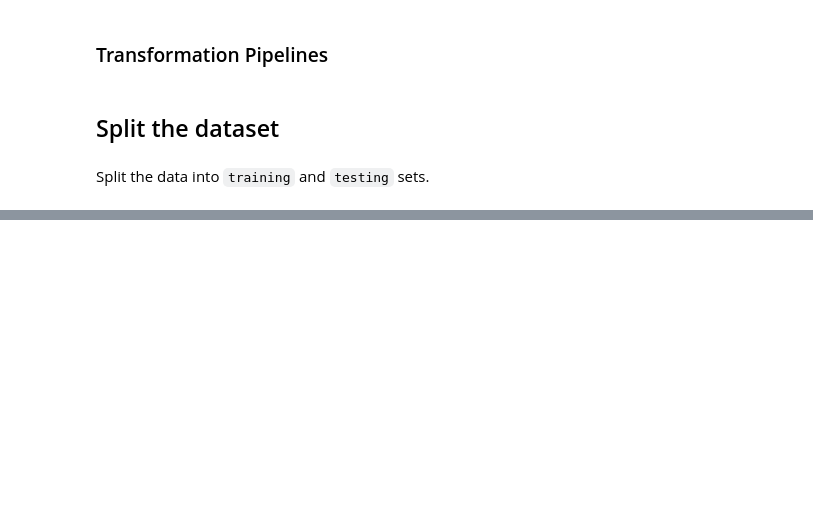
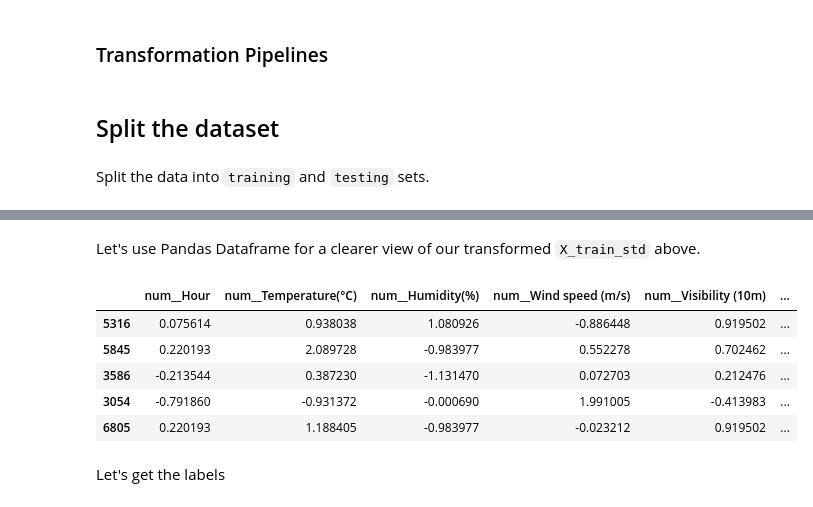
Before and after one commit to Alex-Idachaba/Machine-Learning-Algorithms, a Jupyter notebook: Linear_Regression.ipynb, the cells around one changed output, grey strips where cells are left out. Drawn from its saved outputs; the diff is of its cells as text; code cells hidden in the pictures; blank space fills up the shorter version.

```diff
--- a/Linear_Regression.ipynb
+++ b/Linear_Regression.ipynb
@@ -263,7 +283,7 @@ cat_pipeline = Pipeline([
         ("cat_encoder", OneHotEncoder(sparse_output=False)),
     ])
 
-num_attribs = ['Rented Bike Count', 'Hour', 'Temperature(°C)', 'Humidity(%)','Wind speed (m/s)',
+num_attribs = ['Hour', 'Temperature(°C)', 'Humidity(%)', 'Wind speed (m/s)',
                'Visibility (10m)', 'Dew point temperature(°C)','Solar Radiation (MJ/m2)',
                'Rainfall(mm)', 'Snowfall (cm)', 'Holiday', 'Functioning Day', 'Day_of_Week',
                'Month', 'Is_Weekend']
@@ -281,7 +301,12 @@ Split the data into `training` and `testing` sets.
 # %%
 from sklearn.model_selection import train_test_split
 
-X, y = df[[col for col in df_copy.columns if col != 'Seasons']], df_copy['Seasons']
+X = df_copy[[col for col in df_copy.columns if col != 'Rented Bike Count']]
+y = df_copy['Rented Bike Count']
 
 X_train, X_test, y_train, y_test = train_test_split(X, y, test_size=0.3,
-                                                     random_state=0, stratify=y)
+                                                     random_state=0)  # You do not need stratify=y
+                                                                      # for regression
+# %%
+X_train_std = preprocess_pipeline.fit_transform(X_train)
+X_train_std
@@ -287,0 +327,18 @@ X_train, X_test, y_train, y_test = train_test_split(X, y, test_size=0.3,
+# %% [markdown]
+Let's use Pandas Dataframe for a clearer view of our transformed `X_train_std` above.
+# %%
+df_prepared_fr = pd.DataFrame(
+    X_train_std,
+    columns=preprocess_pipeline.get_feature_names_out(),
+    index=X_train.index)
+
+df_prepared_fr.head(5)
+# %% [output]
+|  | num__Hour | num__Temperature(°C) | num__Humidity(%) | num__Wind speed (m/s) | num__Visibility (10m) | ... |
+| 5316 | 0.075614 | 0.938038 | 1.080926 | -0.886448 | 0.919502 | ... |
+| 5845 | 0.220193 | 2.089728 | -0.983977 | 0.552278 | 0.702462 | ... |
+| 3586 | -0.213544 | 0.387230 | -1.131470 | 0.072703 | 0.212476 | ... |
+| 3054 | -0.791860 | -0.931372 | -0.000690 | 1.991005 | -0.413983 | ... |
+| 6805 | 0.220193 | 1.188405 | -0.983977 | -0.023212 | 0.919502 | ... |
+# %% [markdown]
+Let's get the labels
```
Also changed, not shown: parts of 38 cells of this notebook, 1 other file.
